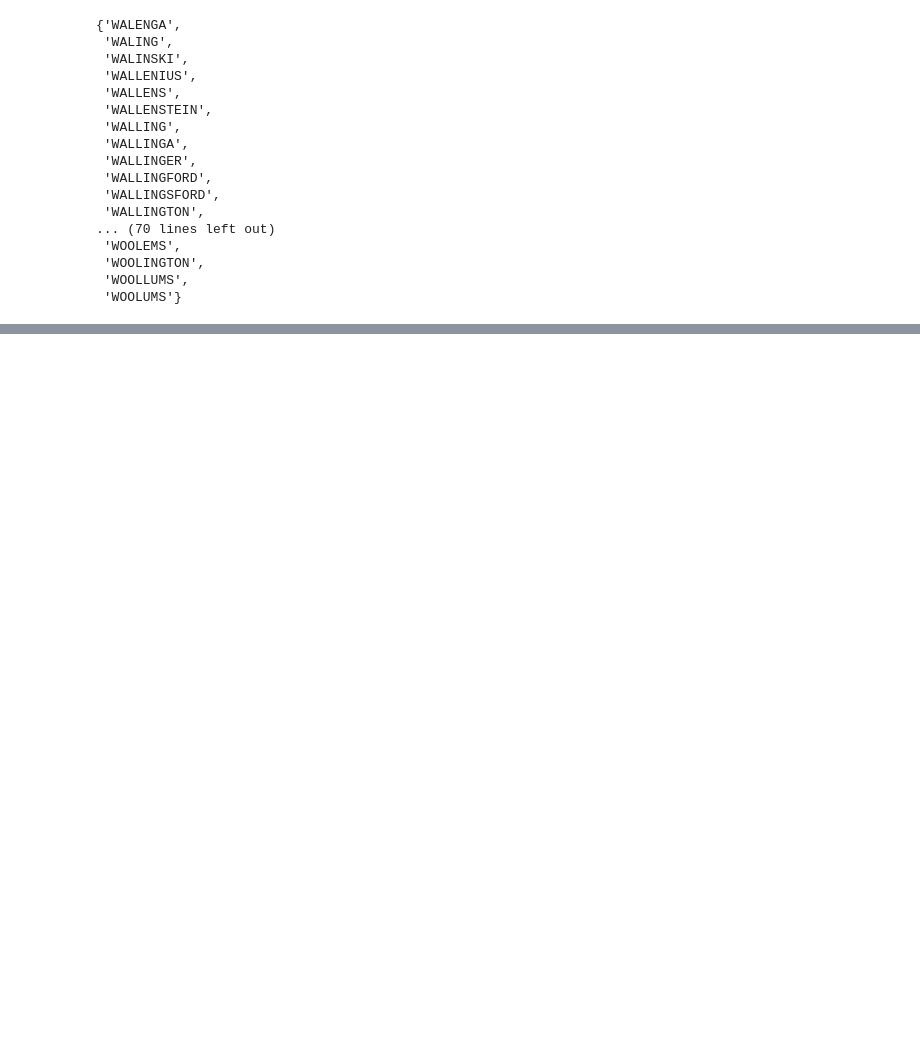
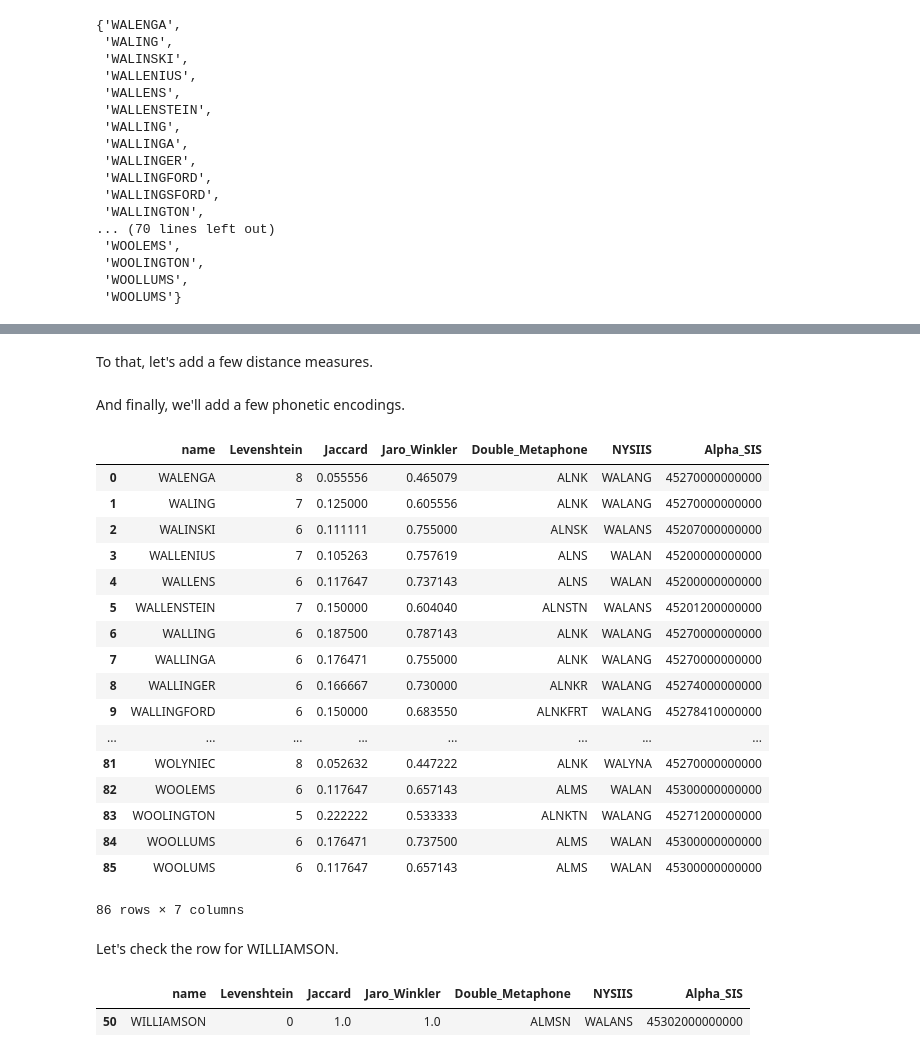
Before and after one commit to chrislit/abydos, a Jupyter notebook: binder/Basic Examples.ipynb, the cells around one changed output, grey strips where cells are left out. Drawn from its saved outputs; the diff is of its cells as text; code cells hidden in the pictures; blank space fills up the shorter version.

```diff
--- a/binder/Basic Examples.ipynb
+++ b/binder/Basic Examples.ipynb
@@ -67,0 +57,3 @@ pd.DataFrame.from_dict({collision: levenshtein('WILLIAMSON', collision) for
+# %%
+df = pd.DataFrame(sorted(reverse_soundex[soundex('WILLIAMSON')]), columns=['name'])
+df
@@ -67,0 +79,46 @@ pd.DataFrame.from_dict({collision: levenshtein('WILLIAMSON', collision) for
+# %% [markdown]
+To that, let's add a few distance measures.
+# %%
+# Levenshtein distance from 'WILLIAMSON'
+df['Levenshtein'] = df.name.apply(lambda name: levenshtein('WILLIAMSON', name))
+# Jaccard similarity on 2-grams
+df['Jaccard'] = df.name.apply(lambda name: sim_jaccard('WILLIAMSON', name))
+# Jaro-Winkler similarity
+df['Jaro_Winkler'] = df.name.apply(lambda name: sim_jaro_winkler('WILLIAMSON', name))
+# %% [markdown]
+And finally, we'll add a few phonetic encodings.
+# %%
+# Double Metaphone (first code only)
+df['Double_Metaphone'] = df.name.apply(lambda name: double_metaphone(name)[0])
+# NYSIIS
+df['NYSIIS'] = df.name.apply(lambda name: nysiis(name))
+# Alpha-SIS (first code only)
+df['Alpha_SIS'] = df.name.apply(lambda name: alpha_sis(name)[0])
+# %%
+df
+# %% [output]
+|  | name | Levenshtein | Jaccard | Jaro_Winkler | Double_Metaphone | NYSIIS | Alpha_SIS |
+| 0 | WALENGA | 8 | 0.055556 | 0.465079 | ALNK | WALANG | 45270000000000 |
+| 1 | WALING | 7 | 0.125000 | 0.605556 | ALNK | WALANG | 45270000000000 |
+| 2 | WALINSKI | 6 | 0.111111 | 0.755000 | ALNSK | WALANS | 45207000000000 |
+| 3 | WALLENIUS | 7 | 0.105263 | 0.757619 | ALNS | WALAN | 45200000000000 |
+| 4 | WALLENS | 6 | 0.117647 | 0.737143 | ALNS | WALAN | 45200000000000 |
+| 5 | WALLENSTEIN | 7 | 0.150000 | 0.604040 | ALNSTN | WALANS | 45201200000000 |
+| 6 | WALLING | 6 | 0.187500 | 0.787143 | ALNK | WALANG | 45270000000000 |
+| 7 | WALLINGA | 6 | 0.176471 | 0.755000 | ALNK | WALANG | 45270000000000 |
+| 8 | WALLINGER | 6 | 0.166667 | 0.730000 | ALNKR | WALANG | 45274000000000 |
+| 9 | WALLINGFORD | 6 | 0.150000 | 0.683550 | ALNKFRT | WALANG | 45278410000000 |
+| ... | ... | ... | ... | ... | ... | ... | ... |
+| 81 | WOLYNIEC | 8 | 0.052632 | 0.447222 | ALNK | WALYNA | 45270000000000 |
+| 82 | WOOLEMS | 6 | 0.117647 | 0.657143 | ALMS | WALAN | 45300000000000 |
+| 83 | WOOLINGTON | 5 | 0.222222 | 0.533333 | ALNKTN | WALANG | 45271200000000 |
+| 84 | WOOLLUMS | 6 | 0.176471 | 0.737500 | ALMS | WALAN | 45300000000000 |
+| 85 | WOOLUMS | 6 | 0.117647 | 0.657143 | ALMS | WALAN | 45300000000000 |
+86 rows × 7 columns
+# %% [markdown]
+Let's check the row for WILLIAMSON.
+# %%
+df[df.name == 'WILLIAMSON']
+# %% [output]
+|  | name | Levenshtein | Jaccard | Jaro_Winkler | Double_Metaphone | NYSIIS | Alpha_SIS |
+| 50 | WILLIAMSON | 0 | 1.0 | 1.0 | ALMSN | WALANS | 45302000000000 |
```
Also changed, not shown: parts of 15 cells of this notebook.
